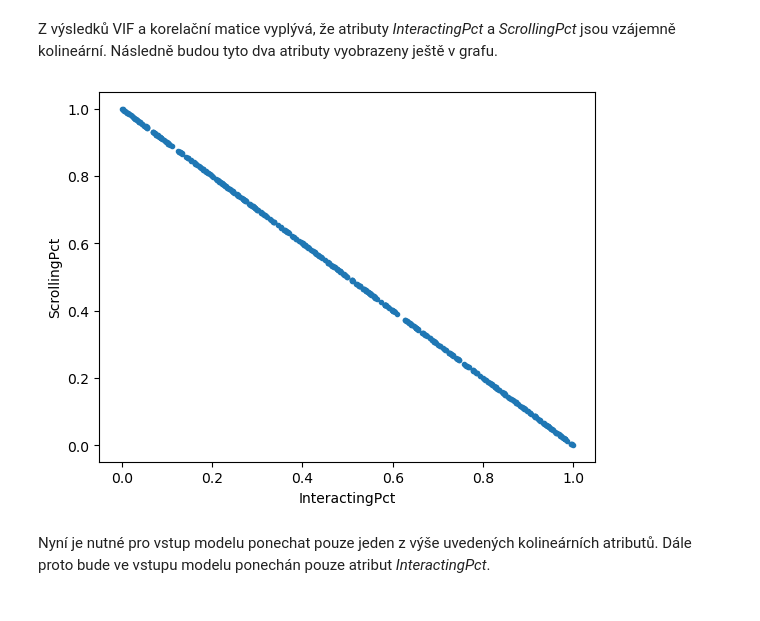
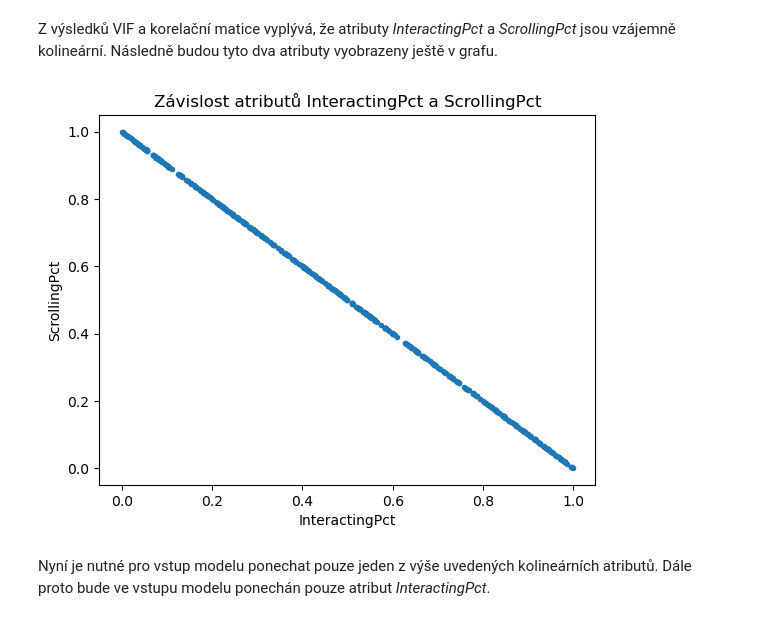
Before and after one commit to davidchocholaty/BUT-FIT-MSP-2, a Jupyter notebook: solution.ipynb, the cells around one changed output. Drawn from its saved outputs; the diff is of its cells as text; code cells hidden in the pictures.

```diff
--- a/solution.ipynb
+++ b/solution.ipynb
@@ -559,15 +598,17 @@ X.corr()
 # %% [markdown]
 Z výsledků VIF a korelační matice vyplývá, že atributy <em>InteractingPct</em> a <em>ScrollingPct</em> jsou vzájemně kolineární. Následně budou tyto dva atributy vyobrazeny ještě v grafu.
 # %%
+# Vyobrazení závislosti atributů InteractingPct a ScrollingPct.
 fig = plt.figure()
 ax = fig.add_subplot()
 
 plt.scatter(df_2.InteractingPct, df_2.ScrollingPct, marker='.')
+plt.title("Závislost atributů InteractingPct a ScrollingPct")
 ax.set_xlabel('InteractingPct')
 ax.set_ylabel('ScrollingPct')
 plt.show()
 # %% [output]
-[figure, old version]
+[figure, new version]
 # %% [markdown]
 Nyní je nutné pro vstup modelu ponechat pouze jeden z výše uvedených kolineárních atributů. Dále proto bude ve vstupu modelu ponechán pouze atribut <em>InteractingPct</em>.
 # %% [markdown]
```
Also changed, not shown: parts of 50 cells of this notebook.
